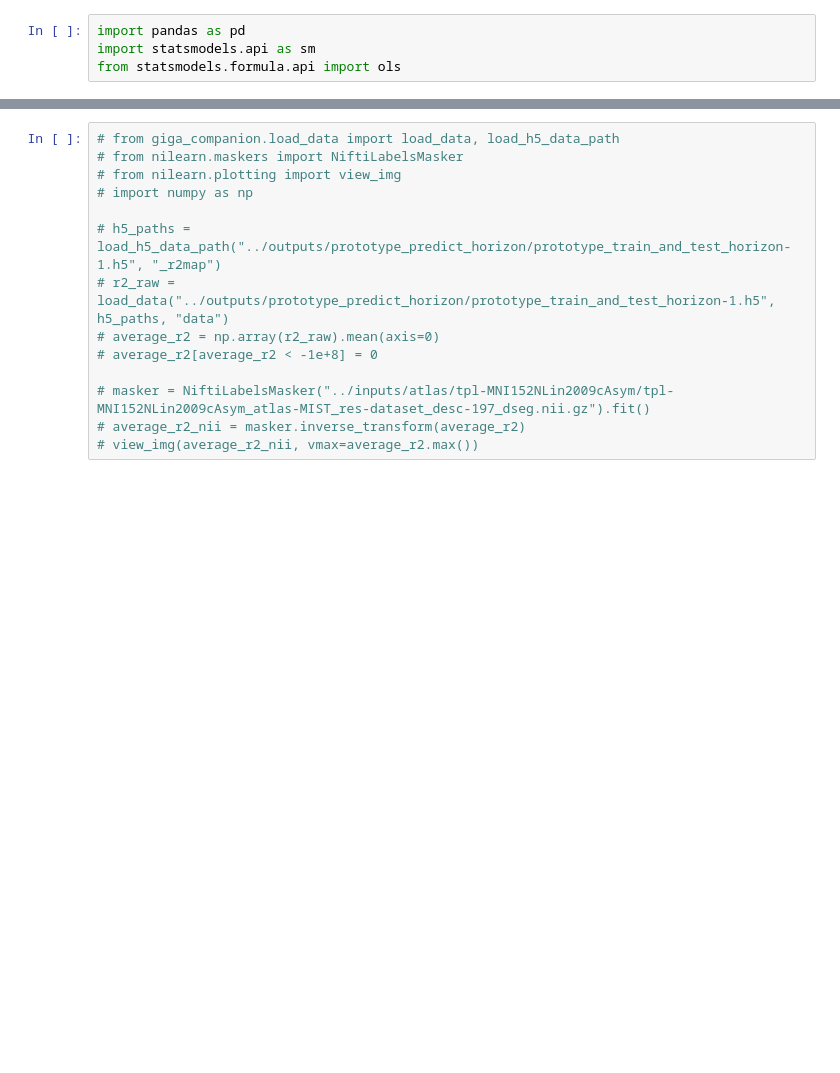
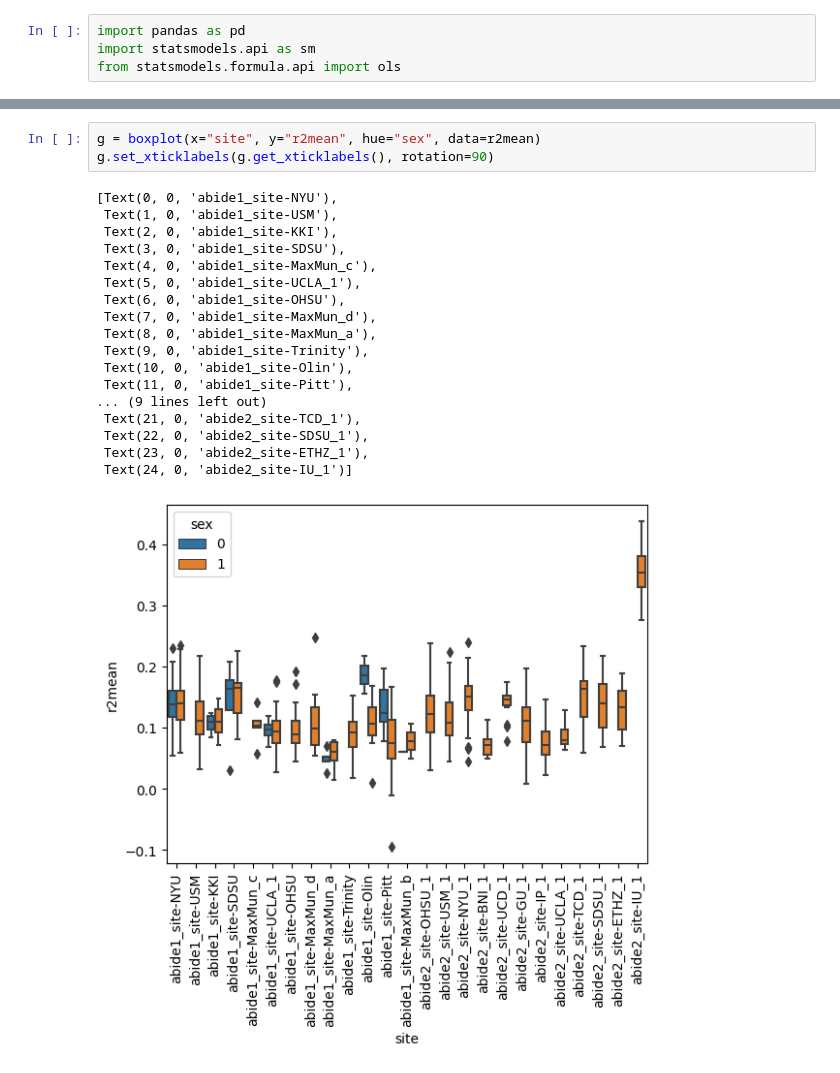
Before and after one commit to SIMEXP/rs-autoregression-prediction, a Jupyter notebook: code/workbook.ipynb, the cells around one changed output, grey strips where cells are left out. Cells and saved outputs as stored; diff of their text form; blank space fills up the shorter version.

```diff
--- a/code/workbook.ipynb
+++ b/code/workbook.ipynb
@@ -57,14 +48,22 @@ g.set_xticklabels(g.get_xticklabels(), rotation=90)
-# %%
-# from giga_companion.load_data import load_data, load_h5_data_path
-# from nilearn.maskers import NiftiLabelsMasker
-# from nilearn.plotting import view_img
-# import numpy as np
-
-# h5_paths = load_h5_data_path("../outputs/prototype_predict_horizon/prototype_train_and_test_horizon-1.h5", "_r2map")
-# r2_raw = load_data("../outputs/prototype_predict_horizon/prototype_train_and_test_horizon-1.h5", h5_paths, "data")
-# average_r2 = np.array(r2_raw).mean(axis=0)
-# average_r2[average_r2 < -1e+8] = 0
-
-# masker = NiftiLabelsMasker("../inputs/atlas/tpl-MNI152NLin2009cAsym/tpl-MNI152NLin2009cAsym_atlas-MIST_res-dataset_desc-197_dseg.nii.gz").fit()
-# average_r2_nii = masker.inverse_transform(average_r2)
-# view_img(average_r2_nii, vmax=average_r2.max())
+# %%
+g = boxplot(x="site", y="r2mean", hue="sex", data=r2mean)
+g.set_xticklabels(g.get_xticklabels(), rotation=90)
+# %% [output]
+[Text(0, 0, 'abide1_site-NYU'),
+ Text(1, 0, 'abide1_site-USM'),
+ Text(2, 0, 'abide1_site-KKI'),
+ Text(3, 0, 'abide1_site-SDSU'),
+ Text(4, 0, 'abide1_site-MaxMun_c'),
+ Text(5, 0, 'abide1_site-UCLA_1'),
+ Text(6, 0, 'abide1_site-OHSU'),
+ Text(7, 0, 'abide1_site-MaxMun_d'),
+ Text(8, 0, 'abide1_site-MaxMun_a'),
+ Text(9, 0, 'abide1_site-Trinity'),
+ Text(10, 0, 'abide1_site-Olin'),
+ Text(11, 0, 'abide1_site-Pitt'),
+... (9 lines left out)
+ Text(21, 0, 'abide2_site-TCD_1'),
+ Text(22, 0, 'abide2_site-SDSU_1'),
+ Text(23, 0, 'abide2_site-ETHZ_1'),
+ Text(24, 0, 'abide2_site-IU_1')]
+[figure, added]
```
Also changed, not shown: parts of 5 cells of this notebook, 2 other files.
